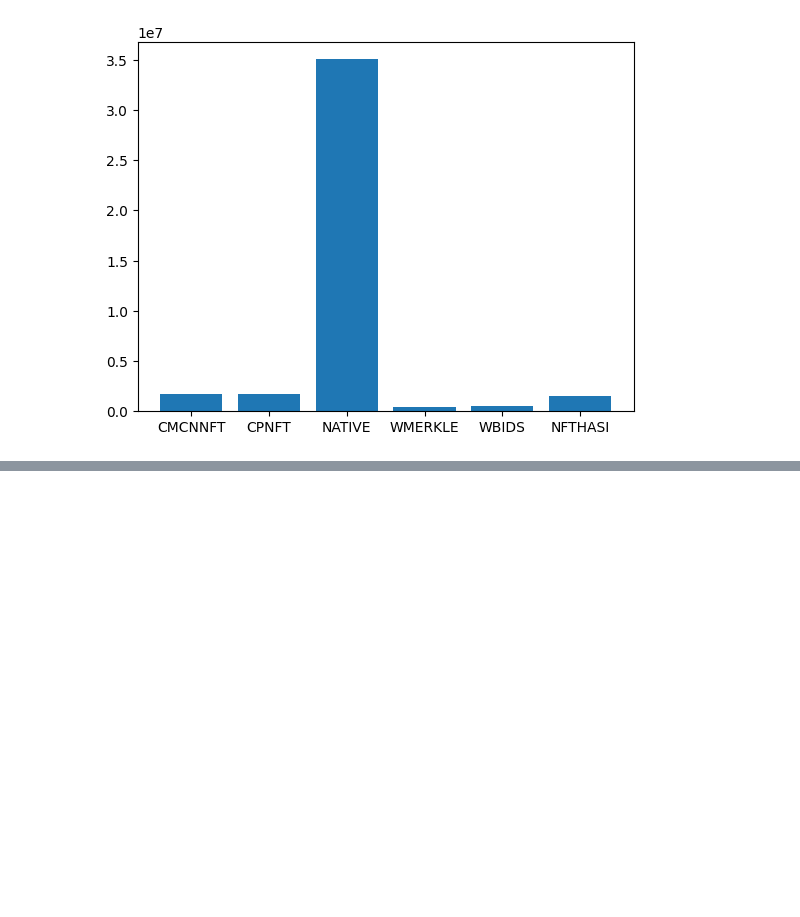
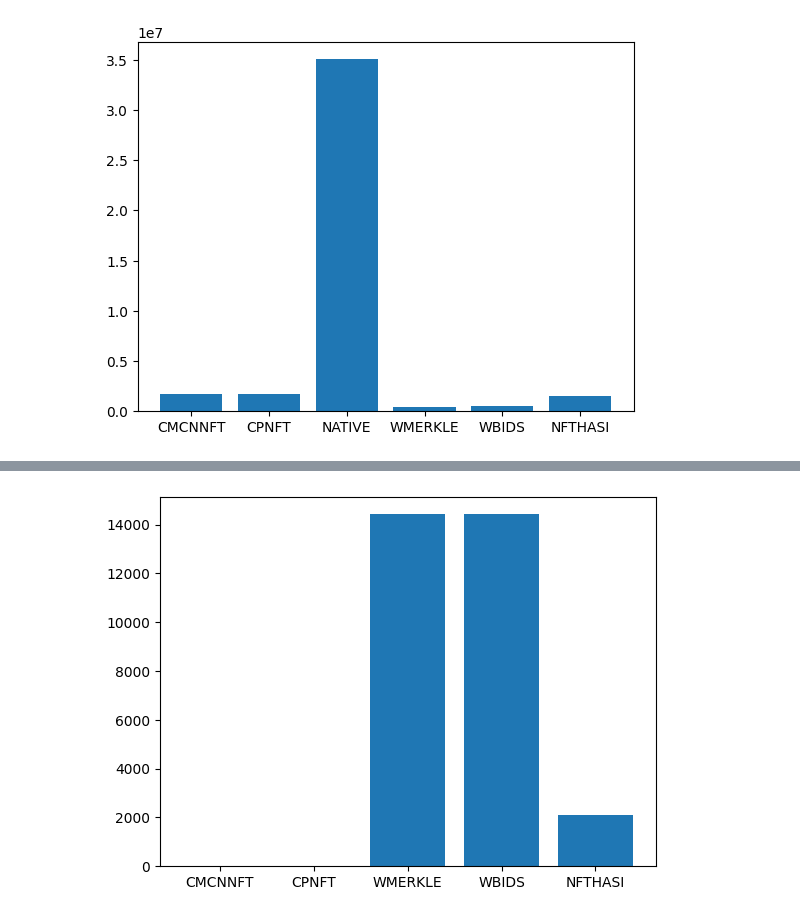
Before and after one commit to denes710/rollup-bridge-measurements, a Jupyter notebook: figures.ipynb, the cells around one changed output, grey strips where cells are left out. Cells and saved outputs as stored; diff of their text form; code cells hidden in the pictures; blank space fills up the shorter version.

```diff
--- a/figures.ipynb
+++ b/figures.ipynb
@@ -469,0 +496,6 @@ time_unlock = []
+# %%
+# plt.bar(labels, best_case_unlock_times)
+plt.bar(*remove("NATIVE", labels, best_case_unlock_times))
+plt.show()
+# %% [output]
+[figure, added]
```
Also changed, not shown: parts of 20 cells of this notebook, 9 other files.
